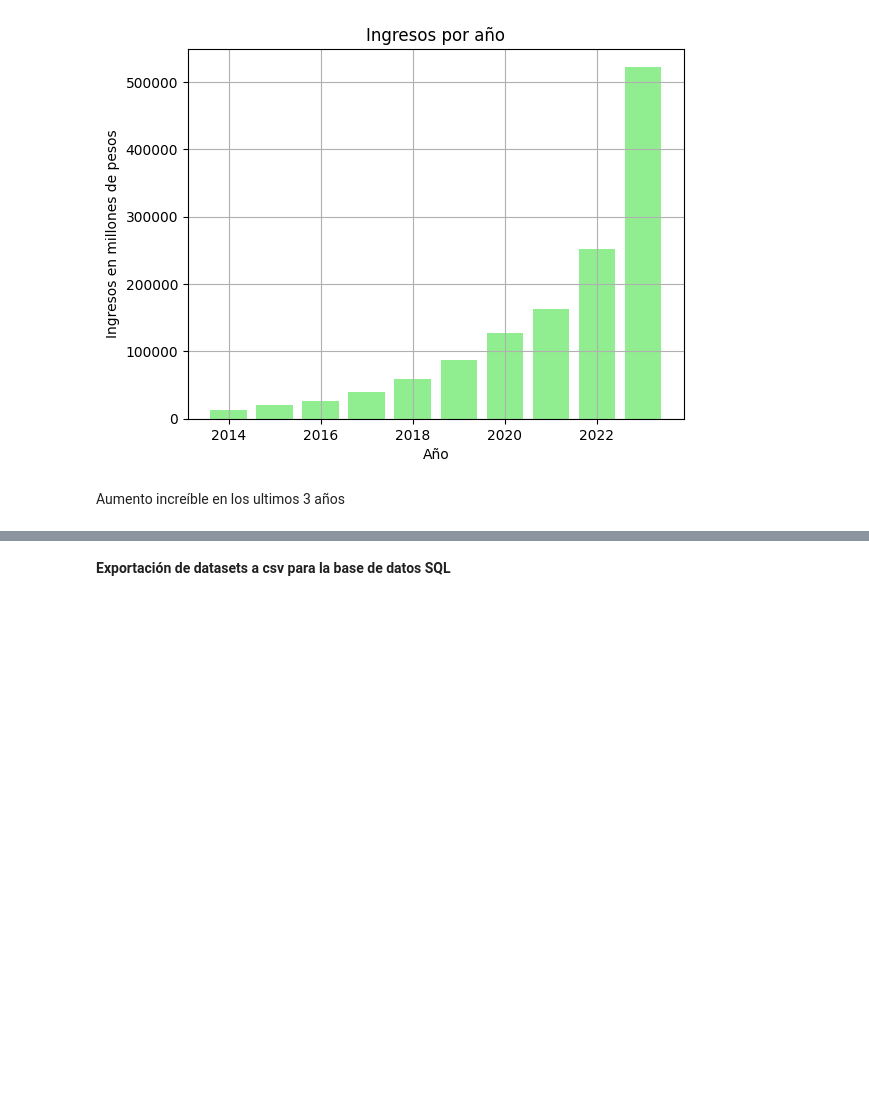
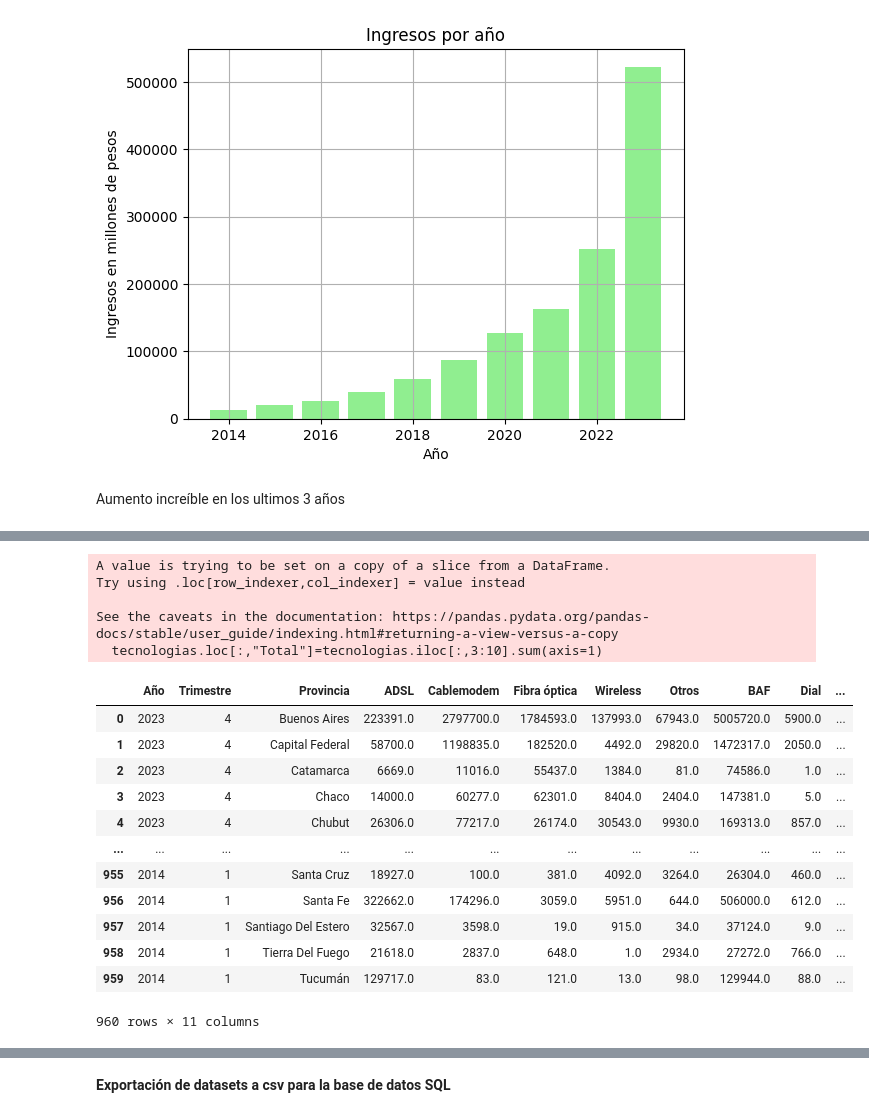
Before and after one commit to FSanchezB/Analisis-de-data-internet-en-Argentina, a Jupyter notebook: Notebooks/EDA.ipynb, the cells around one changed output, grey strips where cells are left out. Saved outputs shown, nothing was run; the diff lists cells and outputs as text; code cells hidden in the pictures; blank space fills up the shorter version.

```diff
--- a/Notebooks/EDA.ipynb
+++ b/Notebooks/EDA.ipynb
@@ -472,0 +534,5 @@ Aumento increíble en los ultimos 3 años
+# %%
+#Vemos que recogió 2 filas sin datos, así que dropeamos esas 2 filas
+# al igual que total para recalcularlo con las nuevas tecnologias
+tecnologias.drop("Total",axis=1,inplace=True)
+tecnologias=tecnologias.iloc[:960,:]
@@ -472,0 +559,22 @@ Aumento increíble en los ultimos 3 años
+# %%
+tecnologias.loc[:,"Total"]=tecnologias.iloc[:,3:10].sum(axis=1)
+tecnologias
+# %% [output]
+A value is trying to be set on a copy of a slice from a DataFrame.
+Try using .loc[row_indexer,col_indexer] = value instead
+
+See the caveats in the documentation: https://pandas.pydata.org/pandas-docs/stable/user_guide/indexing.html#returning-a-view-versus-a-copy
+  tecnologias.loc[:,"Total"]=tecnologias.iloc[:,3:10].sum(axis=1)
+|  | Año | Trimestre | Provincia | ADSL | Cablemodem | Fibra óptica | Wireless | Otros | BAF | Dial | ... |
+| 0 | 2023 | 4 | Buenos Aires | 223391.0 | 2797700.0 | 1784593.0 | 137993.0 | 67943.0 | 5005720.0 | 5900.0 | ... |
+| 1 | 2023 | 4 | Capital Federal | 58700.0 | 1198835.0 | 182520.0 | 4492.0 | 29820.0 | 1472317.0 | 2050.0 | ... |
+| 2 | 2023 | 4 | Catamarca | 6669.0 | 11016.0 | 55437.0 | 1384.0 | 81.0 | 74586.0 | 1.0 | ... |
+| 3 | 2023 | 4 | Chaco | 14000.0 | 60277.0 | 62301.0 | 8404.0 | 2404.0 | 147381.0 | 5.0 | ... |
+| 4 | 2023 | 4 | Chubut | 26306.0 | 77217.0 | 26174.0 | 30543.0 | 9930.0 | 169313.0 | 857.0 | ... |
+| ... | ... | ... | ... | ... | ... | ... | ... | ... | ... | ... | ... |
+| 955 | 2014 | 1 | Santa Cruz | 18927.0 | 100.0 | 381.0 | 4092.0 | 3264.0 | 26304.0 | 460.0 | ... |
+| 956 | 2014 | 1 | Santa Fe | 322662.0 | 174296.0 | 3059.0 | 5951.0 | 644.0 | 506000.0 | 612.0 | ... |
+| 957 | 2014 | 1 | Santiago Del Estero | 32567.0 | 3598.0 | 19.0 | 915.0 | 34.0 | 37124.0 | 9.0 | ... |
+| 958 | 2014 | 1 | Tierra Del Fuego | 21618.0 | 2837.0 | 648.0 | 1.0 | 2934.0 | 27272.0 | 766.0 | ... |
+| 959 | 2014 | 1 | Tucumán | 129717.0 | 83.0 | 121.0 | 13.0 | 98.0 | 129944.0 | 88.0 | ... |
+960 rows × 11 columns
```
Also changed, not shown: parts of 11 cells of this notebook, 6 other files.
